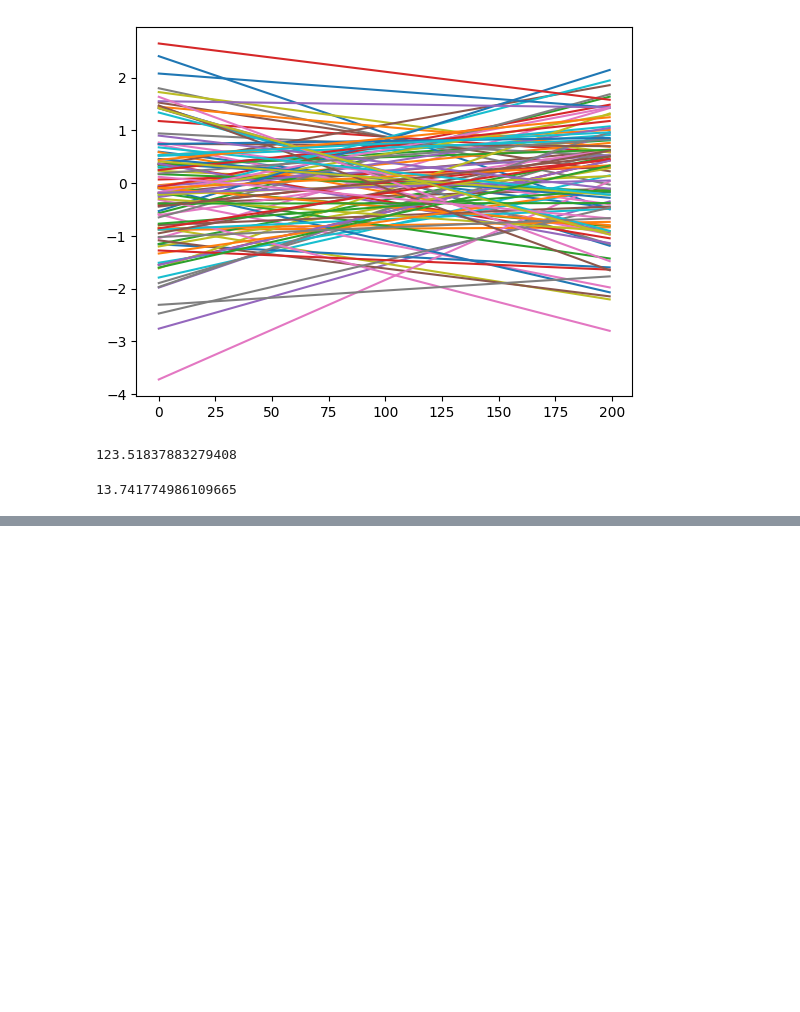
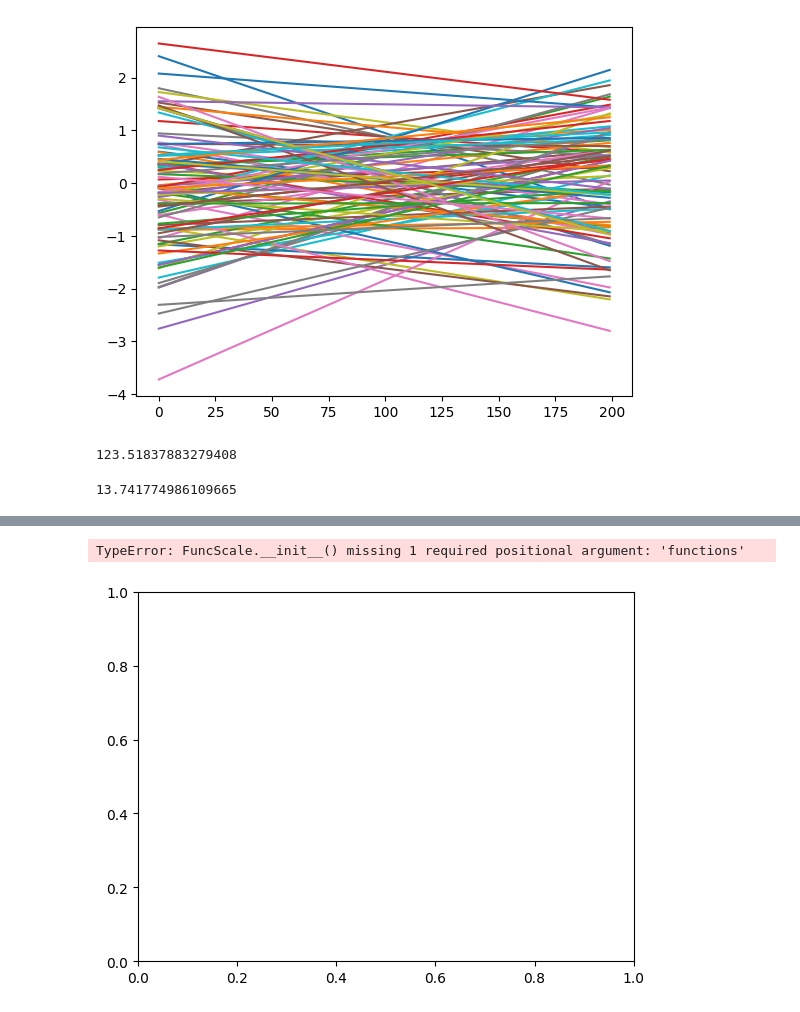
Before and after one commit to Janko-dev/data_analysis_and_machine_learning, a Jupyter notebook: notebooks/distributions.ipynb, the cells around one changed output, grey strips where cells are left out. Cells and saved outputs as stored; diff of their text form; code cells hidden in the pictures; blank space fills up the shorter version.

```diff
--- a/notebooks/distributions.ipynb
+++ b/notebooks/distributions.ipynb
@@ -287,0 +307,17 @@ np.arccos(cos_sim) * np.linalg.norm(v1)
+# %%
+X = np.hstack([
+    x1 - x1.mean(keepdims=True),
+    x2 - x2.mean(keepdims=True),
+    x3 - x3.mean(keepdims=True),
+    x4 - x4.mean(keepdims=True),
+    x5 - x5.mean(keepdims=True)
+])
+
+z_percen = np.linspace(0, 100, X.shape[0])
+X_percen = np.percentile(X, z_percen)
+
+plt.yscale('function')
+plt.scatter(X_percen, z_percen, s=5)
+# %% [output]
+TypeError: FuncScale.__init__() missing 1 required positional argument: 'functions'
+[figure, added]
```
Also changed, not shown: parts of 2 cells of this notebook, 2 other files.
